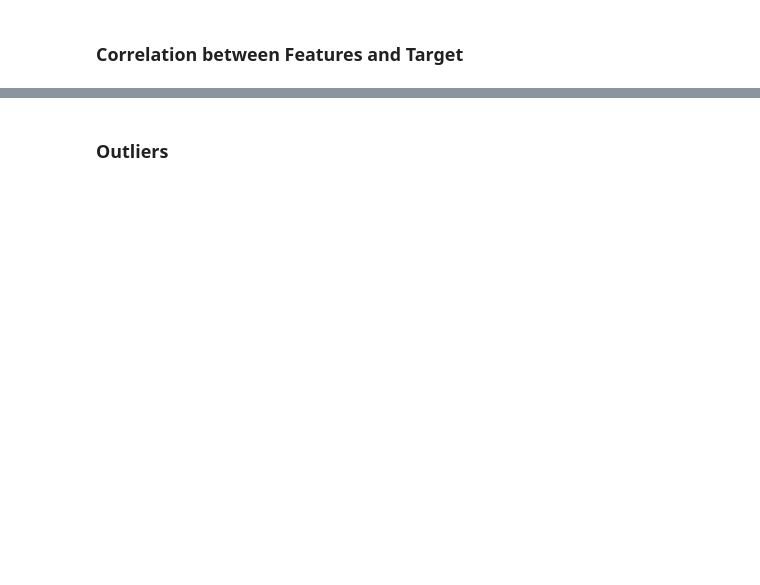
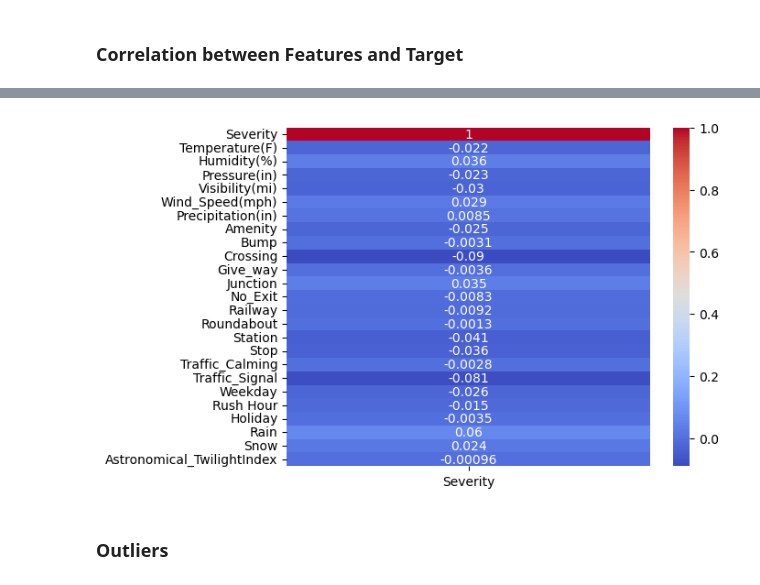
Before and after one commit to eplarocco/spark_traffic_data, a Jupyter notebook: Preprocessing_update.ipynb, the cells around one changed output, grey strips where cells are left out. Cells and saved outputs as stored; diff of their text form; code cells hidden in the pictures; blank space fills up the shorter version.

Commit message:
updated correlation to target map

```diff
--- a/Preprocessing_update.ipynb
+++ b/Preprocessing_update.ipynb
@@ -645,3 +593,78 @@ Correlation between Precipitation(in) and target: 0.008482145384190638
+# %%
+# Correlations - Day/Night Columns
+
+cols = ['Severity',
+ 'Temperature(F)',
+ 'Humidity(%)',
+ 'Pressure(in)',
+ 'Visibility(mi)',
+ 'Wind_Speed(mph)',
+ 'Precipitation(in)',
+ 'Amenity',
+ 'Bump',
+ 'Crossing',
+ 'Give_way',
+ 'Junction',
+ 'No_Exit',
+ 'Railway',
+ 'Roundabout',
+ 'Station',
+ 'Stop',
+ 'Traffic_Calming',
+ 'Traffic_Signal',
+ 'Weekday',
+ 'Rush Hour',
+ 'Holiday',
+ 'Rain',
+ 'Snow',
+ 'Astronomical_TwilightIndex']
+
+# Select Relevant Columns
+df1 = df.select(cols)
+df1 = df1.na.drop()
+
+# Assemble features into a vector column
+assembler = VectorAssembler(inputCols=cols, outputCol="features")
+df_vector = assembler.transform(df1)
+
+# Calculate the correlation matrix
+correlation_matrix = Correlation.corr(df_vector, "features").head()[0]
+
+# Turn into a dataframe
+corr_matrix_pd = pd.DataFrame(correlation_matrix.toArray(), columns=df1.columns, index=df1.columns)
+corr_matrix_pd = corr_matrix_pd.drop(['Temperature(F)',
+ 'Humidity(%)',
+ 'Pressure(in)',
+ 'Visibility(mi)',
+ 'Wind_Speed(mph)',
+ 'Precipitation(in)',
+ 'Amenity',
+ 'Bump',
+ 'Crossing',
+ 'Give_way',
+ 'Junction',
+ 'No_Exit',
+ 'Railway',
+ 'Roundabout',
+ 'Station',
+ 'Stop',
+ 'Traffic_Calming',
+ 'Traffic_Signal',
+ 'Weekday',
+ 'Rush Hour',
+ 'Holiday',
+ 'Rain',
+ 'Snow',
+ 'Astronomical_TwilightIndex'])
+
+#Plot
+ax = sns.heatmap(corr_matrix_pd.T, annot=True, cmap="coolwarm")
+# Rotate the value labels by 90 degrees
+#for t in ax.texts:
+    #t.set_rotation(90)
+plt.show()
+# %% [output]
+[figure, added]
 # %% [markdown]
 ### Outliers
 # %%
```
Also changed, not shown: parts of 13 cells of this notebook.
